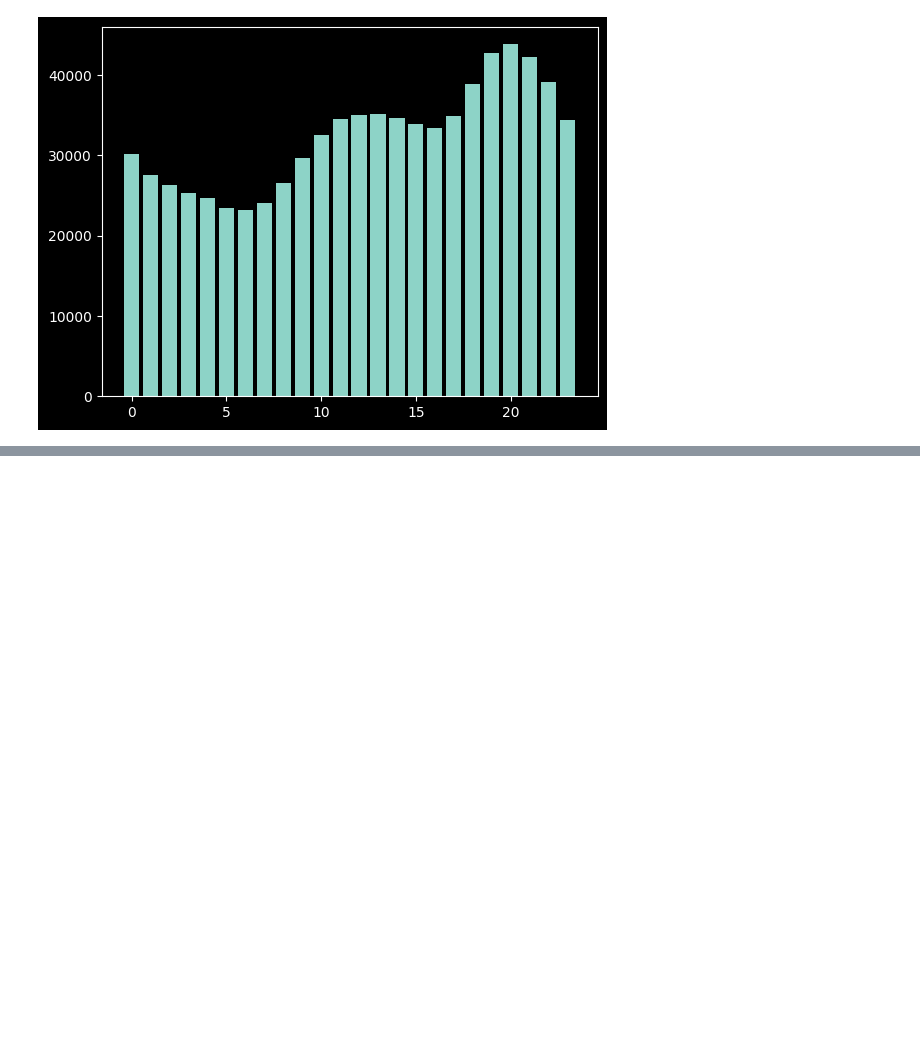
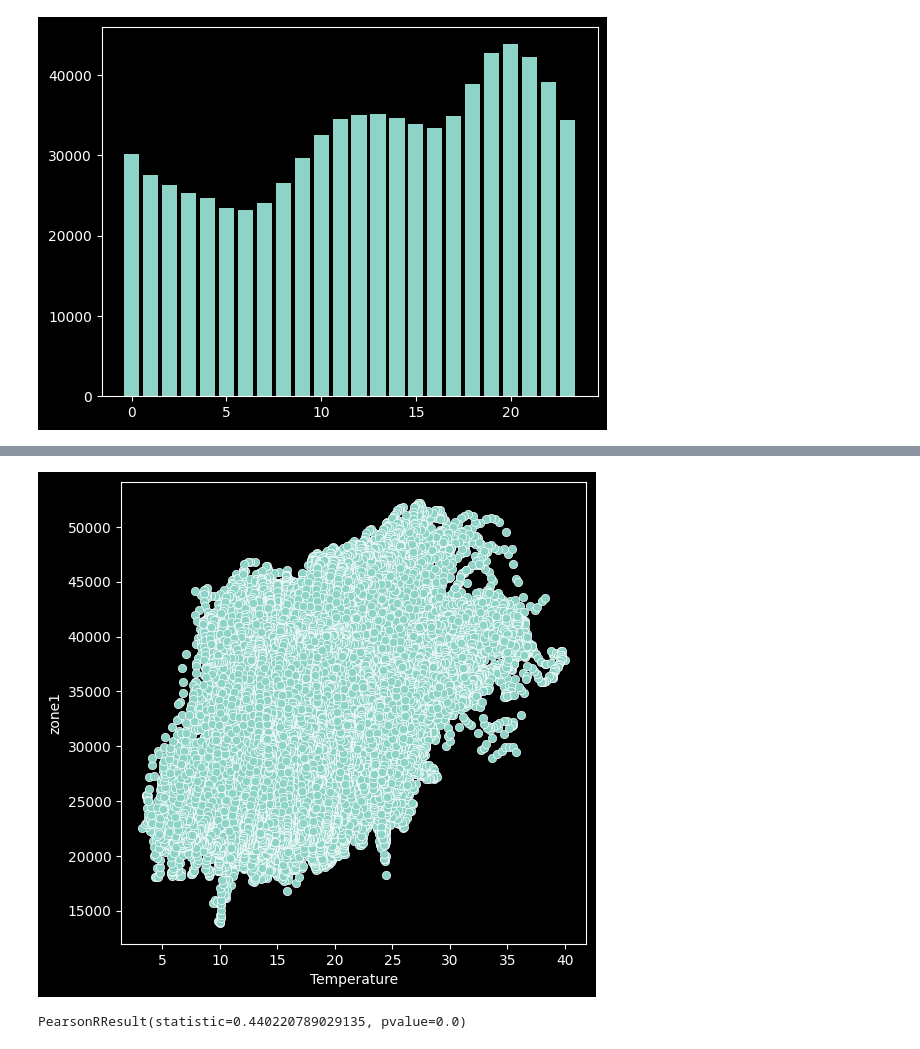
Before and after one commit to InHoYi/AnomalyDetection, a Jupyter notebook: Practice/ch28_powercomp/powercomp.ipynb, the cells around one changed output, grey strips where cells are left out. Cells and saved outputs as stored; diff of their text form; code cells hidden in the pictures; blank space fills up the shorter version.

```diff
--- a/Practice/ch28_powercomp/powercomp.ipynb
+++ b/Practice/ch28_powercomp/powercomp.ipynb
@@ -194,0 +216,6 @@ plt.show()
+# %%
+plt.figure(figsize = (6,6))
+sns.scatterplot(x = raw['Temperature'], y = raw['zone1'])
+plt.show()
+# %% [output]
+[figure, added]
@@ -194,0 +224,4 @@ plt.show()
+# %%
+stats.pearsonr(x = raw['Temperature'], y = raw['zone1'])
+# %% [output]
+PearsonRResult(statistic=0.440220789029135, pvalue=0.0)
```
Also changed, not shown: parts of 3 cells of this notebook, 1 other file.
